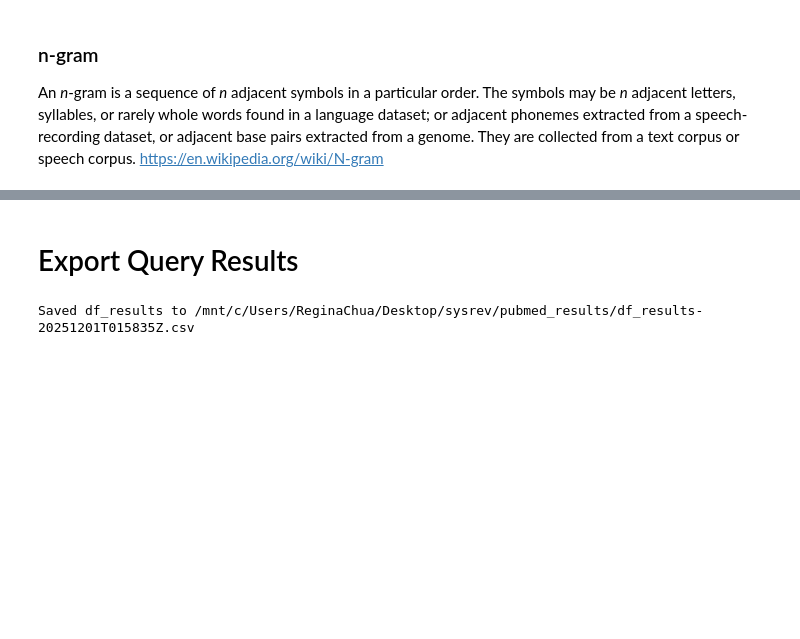
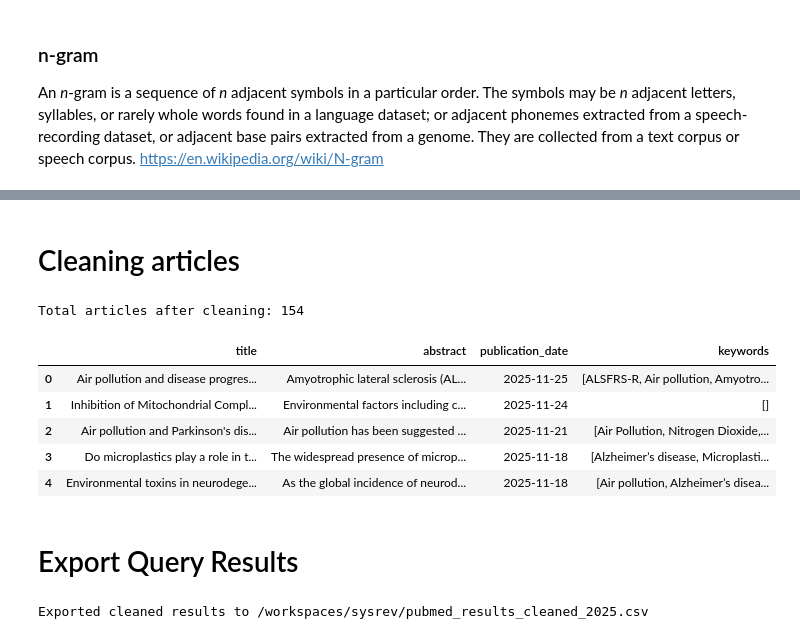
Before and after one commit to its-reg/sysrev, a Jupyter notebook: pubmed.ipynb, the cells around one changed output, grey strips where cells are left out. Drawn from its saved outputs; the diff is of its cells as text; code cells hidden in the pictures; blank space fills up the shorter version.

```diff
--- a/pubmed.ipynb
+++ b/pubmed.ipynb
@@ -374,19 +316,33 @@ display(df_results[preview_cols].head(n))
+# %% [markdown]
+# Cleaning articles
+# %%
+# Removing duplicates in title
+df_filtered = df_filtered.drop_duplicates(subset=['title'])
+
+# Removing if pubmed_id is empty
+df_filtered = df_filtered.dropna(subset=['pubmed_id'])
+
+# Remove if doi is missing
+df_filtered = df_filtered.dropna(subset=['doi'])
+
+# Preview cleaned df
+n = 5
+print('Total articles after cleaning:', df_filtered.shape[0]) # get number of rows after cleaning
+display(df_filtered[preview_cols].head(n))
+# %% [output]
+Total articles after cleaning: 154
+|  | title | abstract | publication_date | keywords |
+| 0 | Air pollution and disease progres... | Amyotrophic lateral sclerosis (AL... | 2025-11-25 | [ALSFRS-R, Air pollution, Amyotro... |
+| 1 | Inhibition of Mitochondrial Compl... | Environmental factors including c... | 2025-11-24 | [] |
+| 2 | Air pollution and Parkinson's dis... | Air pollution has been suggested ... | 2025-11-21 | [Air Pollution, Nitrogen Dioxide,... |
+| 3 | Do microplastics play a role in t... | The widespread presence of microp... | 2025-11-18 | [Alzheimer’s disease, Microplasti... |
+| 4 | Environmental toxins in neurodege... | As the global incidence of neurod... | 2025-11-18 | [Air pollution, Alzheimer’s disea... |
 # %% [markdown]
 # Export Query Results
-# %%
-# Export df_results to CSV
-if 'df_results' not in globals() or df_results.empty:
-    print("df_results is not defined or empty. Run the query cell to populate df_results first.")
-else:
-    out_dir = Path("pubmed_results")
-    out_dir.mkdir(parents=True, exist_ok=True)
-    ts = datetime.utcnow().strftime("%Y%m%dT%H%M%SZ")
-    out_path = out_dir / f"df_results-{ts}.csv"
-
-    # Prefer a nice column ordering if `preferred` exists, otherwise use current order
-    pref = globals().get('preferred', [])
-    cols = [c for c in pref if c in df_results.columns] + [c for c in df_results.columns if c not in pref]
-    df_results[cols].to_csv(out_path, index=False, encoding='utf-8')
-    print(f"Saved df_results to {out_path.resolve()}")
-# %% [output]
-Saved df_results to /mnt/c/Users/ReginaChua/Desktop/sysrev/pubmed_results/df_results-20251201T015835Z.csv
+# %%
+# Export cleaned results to CSV
+output_csv_path = Path("pubmed_results_cleaned_2025.csv")
+df_filtered.to_csv(output_csv_path, index=False)
+print(f"Exported cleaned results to {output_csv_path.resolve()}")
+# %% [output]
+Exported cleaned results to /workspaces/sysrev/pubmed_results_cleaned_2025.csv
```
Also changed, not shown: parts of 13 cells of this notebook, 2 other files.
